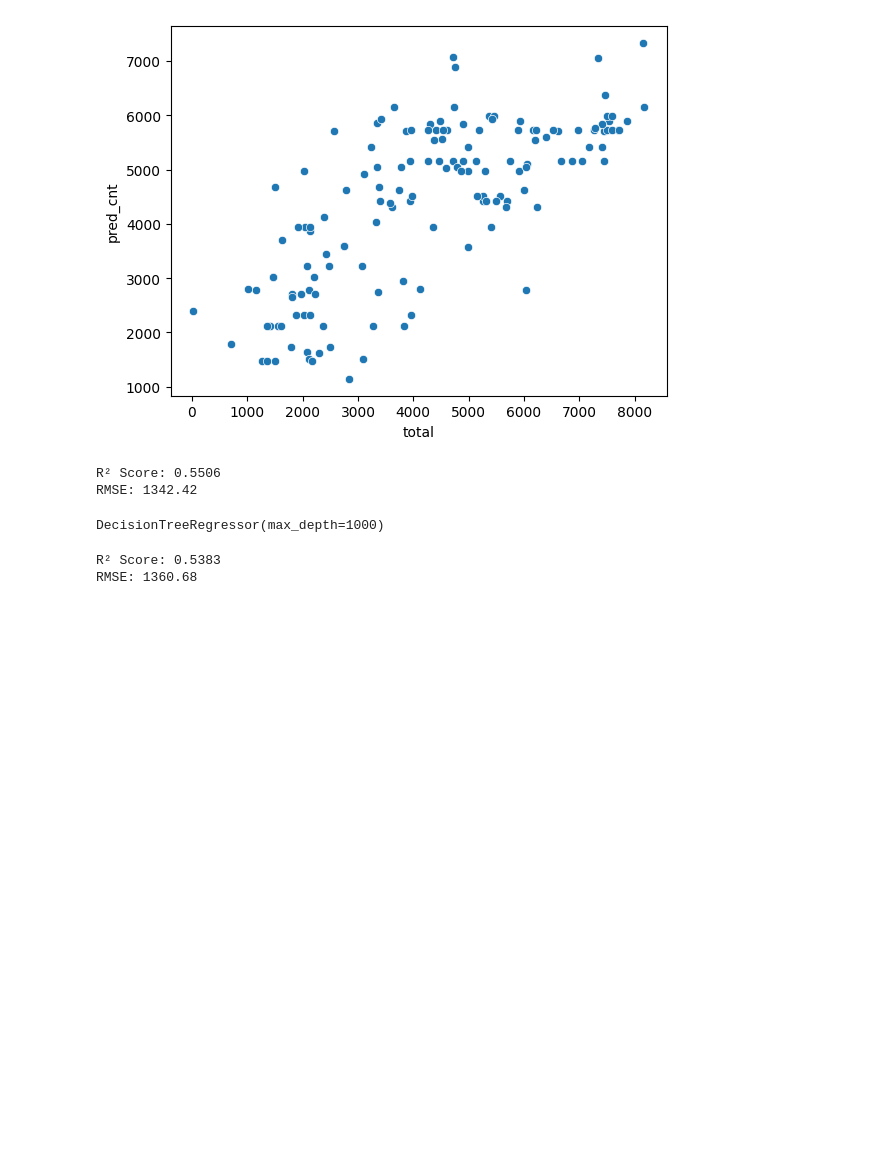
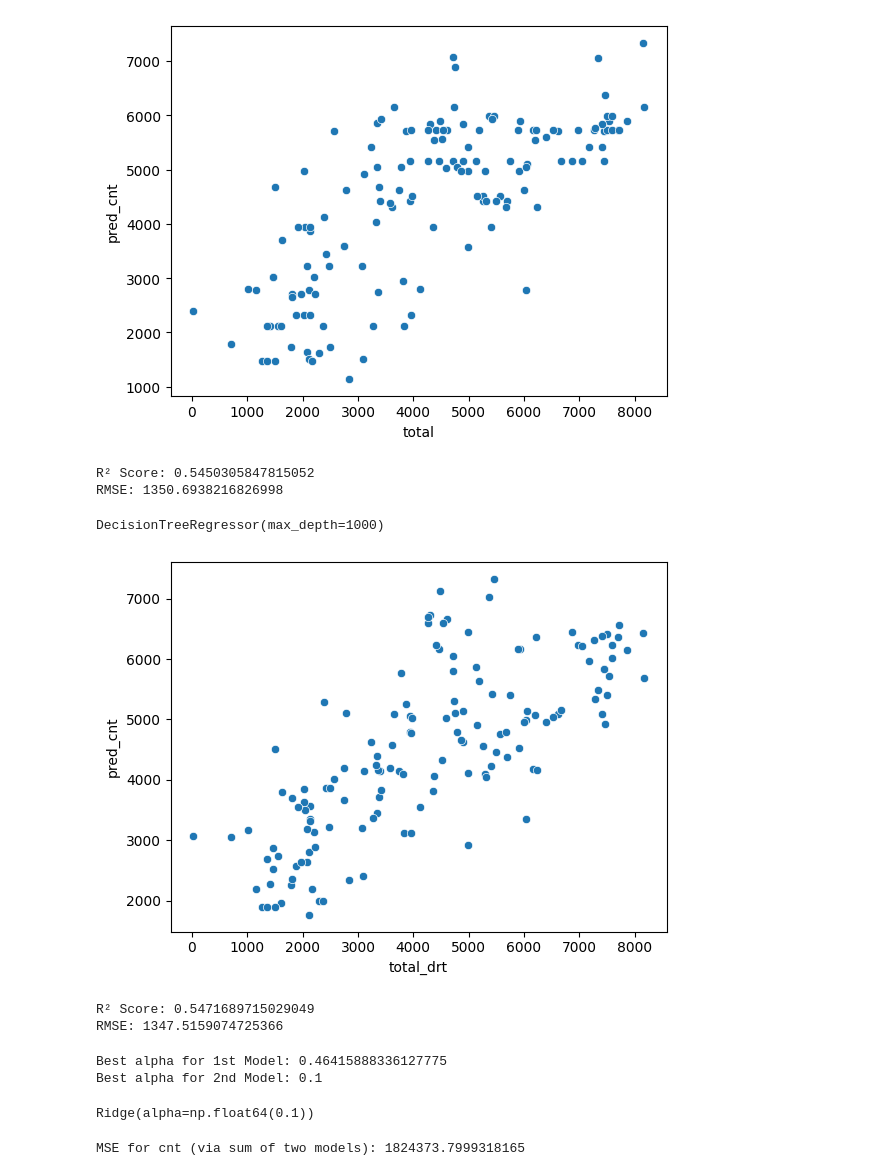
Before and after one commit to GehrmanSparrow116/DJS-CODE-AI, a Jupyter notebook: Bike Rental Service 2.ipynb, the cells around one changed output. Saved outputs shown, nothing was run; the diff lists cells and outputs as text; code cells hidden in the pictures; blank space fills up the shorter version.

```diff
--- a/Bike Rental Service 2.ipynb
+++ b/Bike Rental Service 2.ipynb
@@ -44,14 +44,14 @@ from sklearn.metrics import r2_score, mean_squared_error
 import numpy as np
 r2 = r2_score(df_plot["total"], df_plot["pred_cnt"])
 rmse = np.sqrt(mean_squared_error(df_plot["total"], df_plot["pred_cnt"]))
-print(f"R² Score: {r2:.4f}")
-print(f"RMSE: {rmse:.2f}")
+print(f"R² Score: {r2}")
+print(f"RMSE: {rmse}")
 # %% [output]
-R² Score: 0.5506
-RMSE: 1342.42
+R² Score: 0.5450305847815052
+RMSE: 1350.6938216826998
 # %%
 from sklearn.tree import DecisionTreeRegressor
-X_train,X_test,y_reg_train,y_reg_test=train_test_split(X,y_registered,test_size=0.2,random_state=42)
+X_train,X_test,y_rt_train,y_rt_test=train_test_split(X,y_registered,test_size=0.2,random_state=42)
 _,_,y_cas_train,y_cas_test=train_test_split(X,y_casual,test_size=0.2,random_state=42)
 # %%
 rt_reg=DecisionTreeRegressor(criterion="squared_error",max_depth=1000)
@@ -61,15 +61,27 @@ rt_cas.fit(X_train,y_cas_train)
 # %% [output]
 DecisionTreeRegressor(max_depth=1000)
 # %%
-pred_reg = rt_reg.predict(X_test)
+pred_rt = rt_reg.predict(X_test)
 pred_cas = rt_cas.predict(X_test)
-pred_cnt = pred_reg + pred_cas
+pred_cnt = pred_rt + pred_cas
+# %%
+import seaborn as sns
+import matplotlib.pyplot as plt
+total_drt = y_rt_test + y_cas_test
+df_plot = pd.DataFrame({
+    "total_drt": total,
+    "pred_cnt": pred_cnt
+})
+sns.scatterplot(x="total_drt", y="pred_cnt", data=df_plot)
+plt.show()
+# %% [output]
+[figure, added]
 # %%
-r2 = r2_score(df_plot["total"], df_plot["pred_cnt"])
-total_drt=y_reg_test+y_cas_test
-rmse = np.sqrt(mean_squared_error(df_plot["total"], df_plot["pred_cnt"]))
-print(f"R² Score: {r2:.4f}")
-print(f"RMSE: {rmse:.2f}")
+r2 = r2_score(df_plot["total_drt"], df_plot["pred_cnt"])
+total_drt=y_rt_test+y_cas_test
+rmse = np.sqrt(mean_squared_error(df_plot["total_drt"], df_plot["pred_cnt"]))
+print(f"R² Score: {r2}")
+print(f"RMSE: {rmse}")
 # %% [output]
-R² Score: 0.5383
-RMSE: 1360.68
+R² Score: 0.5471689715029049
+RMSE: 1347.5159074725366
@@ -75,0 +99,20 @@ RMSE: 1360.68
+# %%
+model_rid=Ridge()
+model_cas=Ridge()
+param_grid = {"alpha": np.logspace(-3, 3, 10)}   # 0.001 → 1000
+grid_1=GridSearchCV(model_rid, param_grid, cv=5, scoring="r2")
+grid_1.fit(X_train, y_rid_train)
+grid_2=GridSearchCV(model_cas, param_grid, cv=5, scoring="r2")
+grid_2.fit(X_train, y_cas_train)
+best_alpha_1= grid_1.best_params_["alpha"]
+best_alpha_2 = grid_2.best_params_["alpha"]
+print("Best alpha for 1st Model:", best_alpha_1)
+print("Best alpha for 2nd Model:", best_alpha_2)
+model_rid = Ridge(alpha=best_alpha_1)
+model_cas = Ridge(alpha=best_alpha_2)
+model_rid.fit(X_train, y_rid_train)
+model_cas.fit(X_train, y_cas_train)
+# %% [output]
+Best alpha for 1st Model: 0.46415888336127775
+Best alpha for 2nd Model: 0.1
+Ridge(alpha=np.float64(0.1))
@@ -75,0 +123,6 @@ RMSE: 1360.68
+# %%
+from sklearn.metrics import r2_score, mean_squared_error, mean_absolute_error
+mse_cnt = mean_squared_error(y_rid_test + y_cas_test, pred_cnt)
+print(f"MSE for cnt (via sum of two models): {mse_cnt}")
+# %% [output]
+MSE for cnt (via sum of two models): 1824373.7999318165
```
Also changed, not shown: parts of 16 cells of this notebook.
